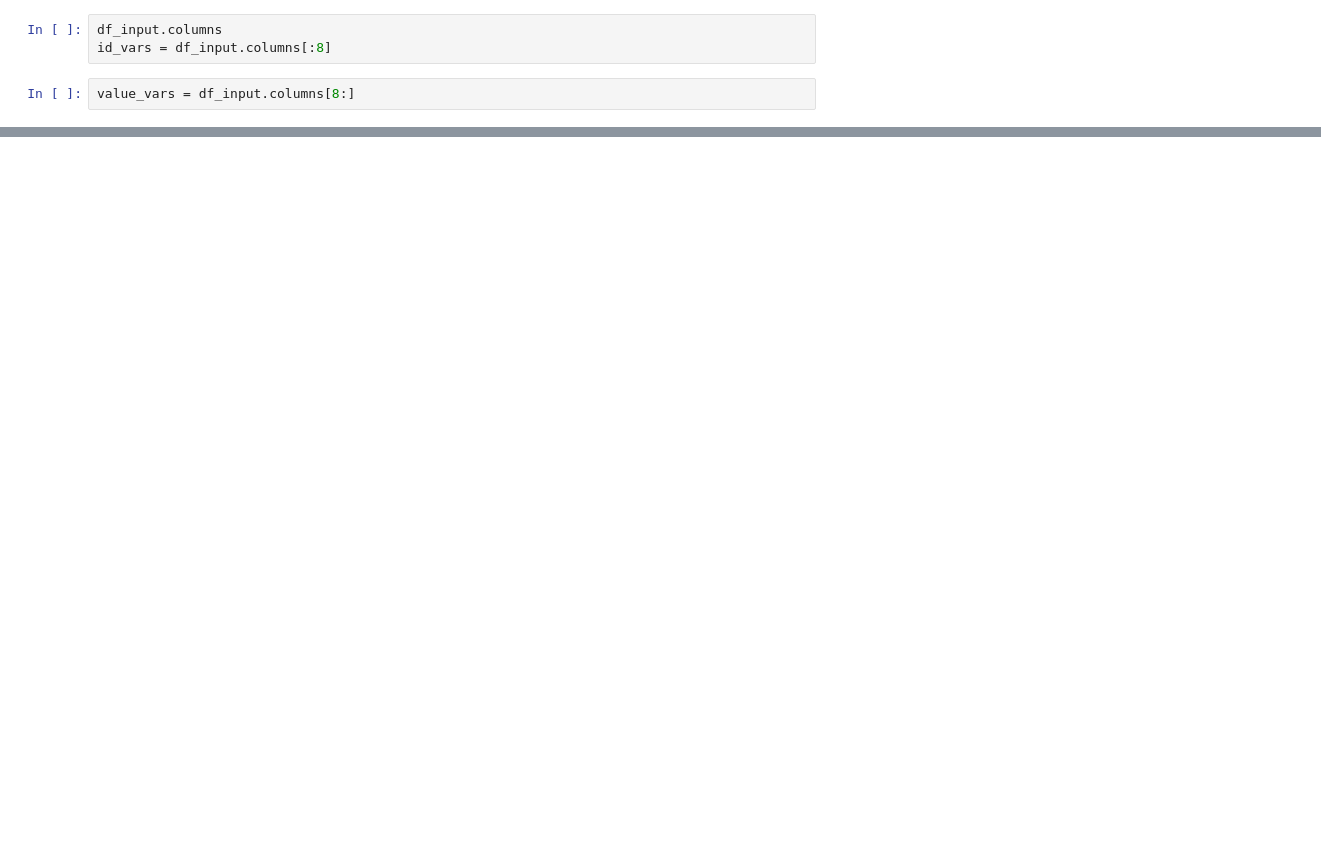
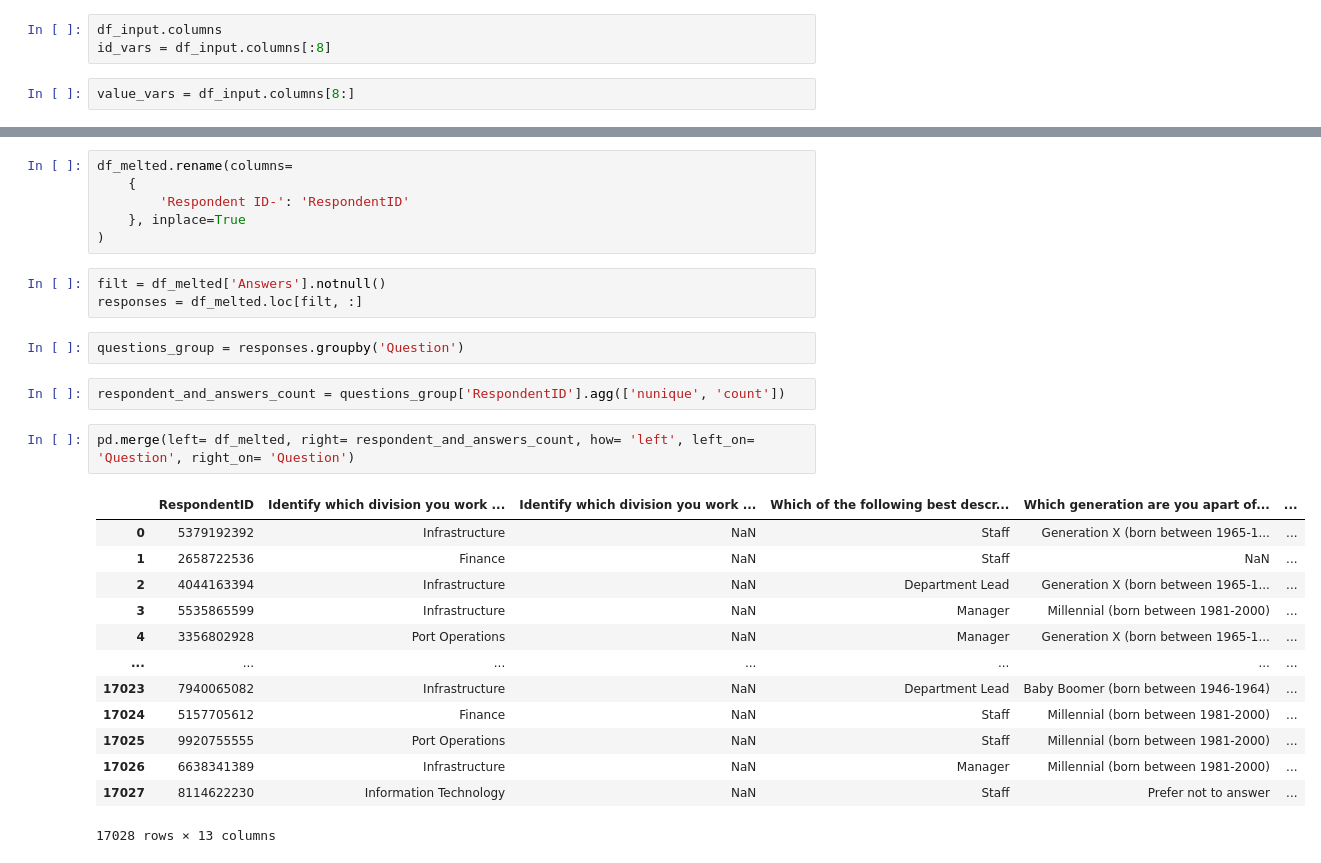
Before and after one commit to btsalau/Transforming-Servey-Data-With-Pandas, a Jupyter notebook: script.ipynb, the cells around one changed output, grey strips where cells are left out. Saved outputs shown, nothing was run; the diff lists cells and outputs as text; blank space fills up the shorter version.

```diff
--- a/script.ipynb
+++ b/script.ipynb
@@ -67,0 +108,29 @@ value_vars = df_input.columns[8:]
+# %%
+df_melted.rename(columns=
+    {
+        'Respondent ID-': 'RespondentID'
+    }, inplace=True
+)
+# %%
+filt = df_melted['Answers'].notnull()
+responses = df_melted.loc[filt, :]
+# %%
+questions_group = responses.groupby('Question')
+# %%
+respondent_and_answers_count = questions_group['RespondentID'].agg(['nunique', 'count'])
+# %%
+pd.merge(left= df_melted, right= respondent_and_answers_count, how= 'left', left_on= 'Question', right_on= 'Question')
+# %% [output]
+|  | RespondentID | Identify which division you work ... | Identify which division you work ... | Which of the following best descr... | Which generation are you apart of... | ... |
+| 0 | 5379192392 | Infrastructure | NaN | Staff | Generation X (born between 1965-1... | ... |
+| 1 | 2658722536 | Finance | NaN | Staff | NaN | ... |
+| 2 | 4044163394 | Infrastructure | NaN | Department Lead | Generation X (born between 1965-1... | ... |
+| 3 | 5535865599 | Infrastructure | NaN | Manager | Millennial (born between 1981-2000) | ... |
+| 4 | 3356802928 | Port Operations | NaN | Manager | Generation X (born between 1965-1... | ... |
+| ... | ... | ... | ... | ... | ... | ... |
+| 17023 | 7940065082 | Infrastructure | NaN | Department Lead | Baby Boomer (born between 1946-1964) | ... |
+| 17024 | 5157705612 | Finance | NaN | Staff | Millennial (born between 1981-2000) | ... |
+| 17025 | 9920755555 | Port Operations | NaN | Staff | Millennial (born between 1981-2000) | ... |
+| 17026 | 6638341389 | Infrastructure | NaN | Manager | Millennial (born between 1981-2000) | ... |
+| 17027 | 8114622230 | Information Technology | NaN | Staff | Prefer not to answer | ... |
+17028 rows × 13 columns
```
Also changed, not shown: parts of 18 cells of this notebook, 4 other files.
